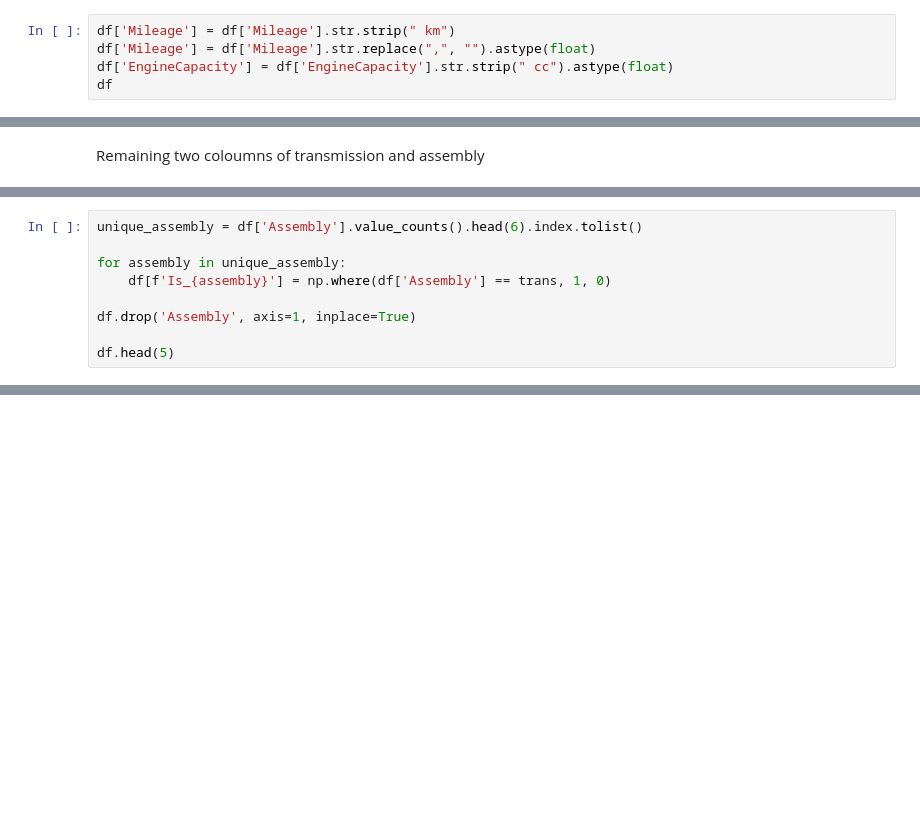
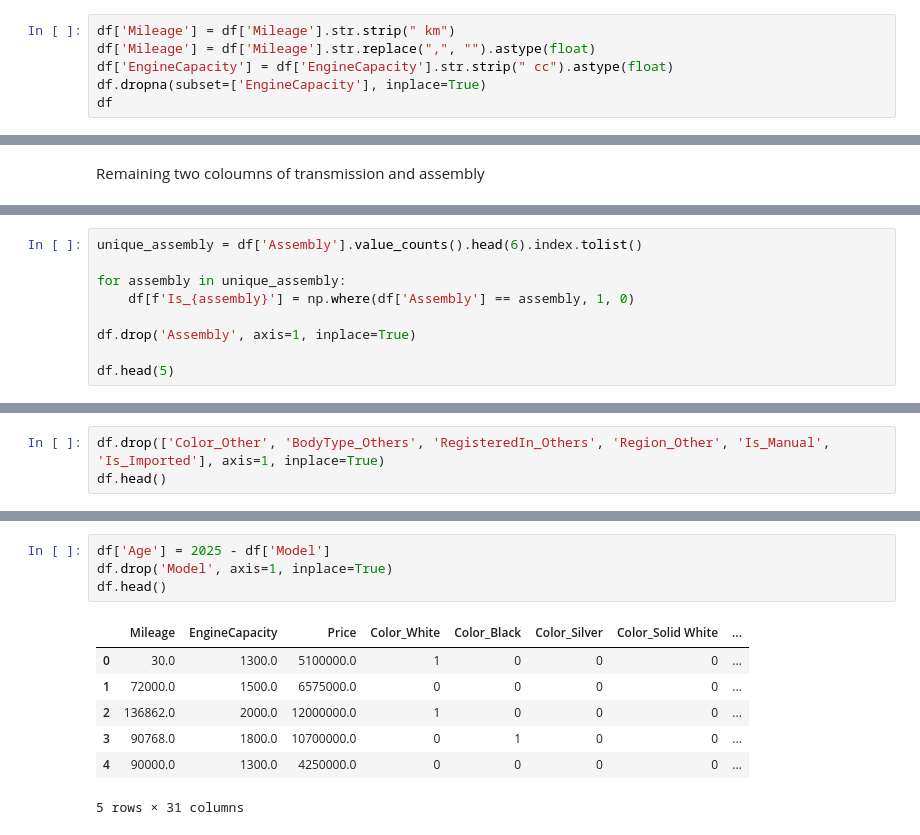
Before and after one commit to MujtabaAhmad21/pakistan-used-car-price-prediction, a Jupyter notebook: data-preprocessing.ipynb, the cells around one changed output, grey strips where cells are left out. Cells and saved outputs as stored; diff of their text form; blank space fills up the shorter version.

```diff
--- a/data-preprocessing.ipynb
+++ b/data-preprocessing.ipynb
@@ -73,6 +73,7 @@ unwanted units and make them integers
 df['Mileage'] = df['Mileage'].str.strip(" km")
 df['Mileage'] = df['Mileage'].str.replace(",", "").astype(float)
 df['EngineCapacity'] = df['EngineCapacity'].str.strip(" cc").astype(float)
+df.dropna(subset=['EngineCapacity'], inplace=True)
 df
 # %% [output]
 |  | Mileage | Model | Color | BodyType | EngineCapacity | FuelType | Transmission | RegisteredIn | Assembly | ... |
@@ -427,7 +427,7 @@ df.head(5)
 unique_assembly = df['Assembly'].value_counts().head(6).index.tolist()
 
 for assembly in unique_assembly:
-    df[f'Is_{assembly}'] = np.where(df['Assembly'] == trans, 1, 0)
+    df[f'Is_{assembly}'] = np.where(df['Assembly'] == assembly, 1, 0)
 
 df.drop('Assembly', axis=1, inplace=True)
 
@@ -442,0 +445,3 @@ df.head(5)
+# %%
+df.drop(['Color_Other', 'BodyType_Others', 'RegisteredIn_Others', 'Region_Other', 'Is_Manual', 'Is_Imported'], axis=1, inplace=True)
+df.head()
@@ -442,0 +456,12 @@ df.head(5)
+# %%
+df['Age'] = 2025 - df['Model']
+df.drop('Model', axis=1, inplace=True)
+df.head()
+# %% [output]
+|  | Mileage | EngineCapacity | Price | Color_White | Color_Black | Color_Silver | Color_Solid White | ... |
+| 0 | 30.0 | 1300.0 | 5100000.0 | 1 | 0 | 0 | 0 | ... |
+| 1 | 72000.0 | 1500.0 | 6575000.0 | 0 | 0 | 0 | 0 | ... |
+| 2 | 136862.0 | 2000.0 | 12000000.0 | 1 | 0 | 0 | 0 | ... |
+| 3 | 90768.0 | 1800.0 | 10700000.0 | 0 | 1 | 0 | 0 | ... |
+| 4 | 90000.0 | 1300.0 | 4250000.0 | 0 | 0 | 0 | 0 | ... |
+5 rows × 31 columns
```
Also changed, not shown: parts of 15 cells of this notebook.
